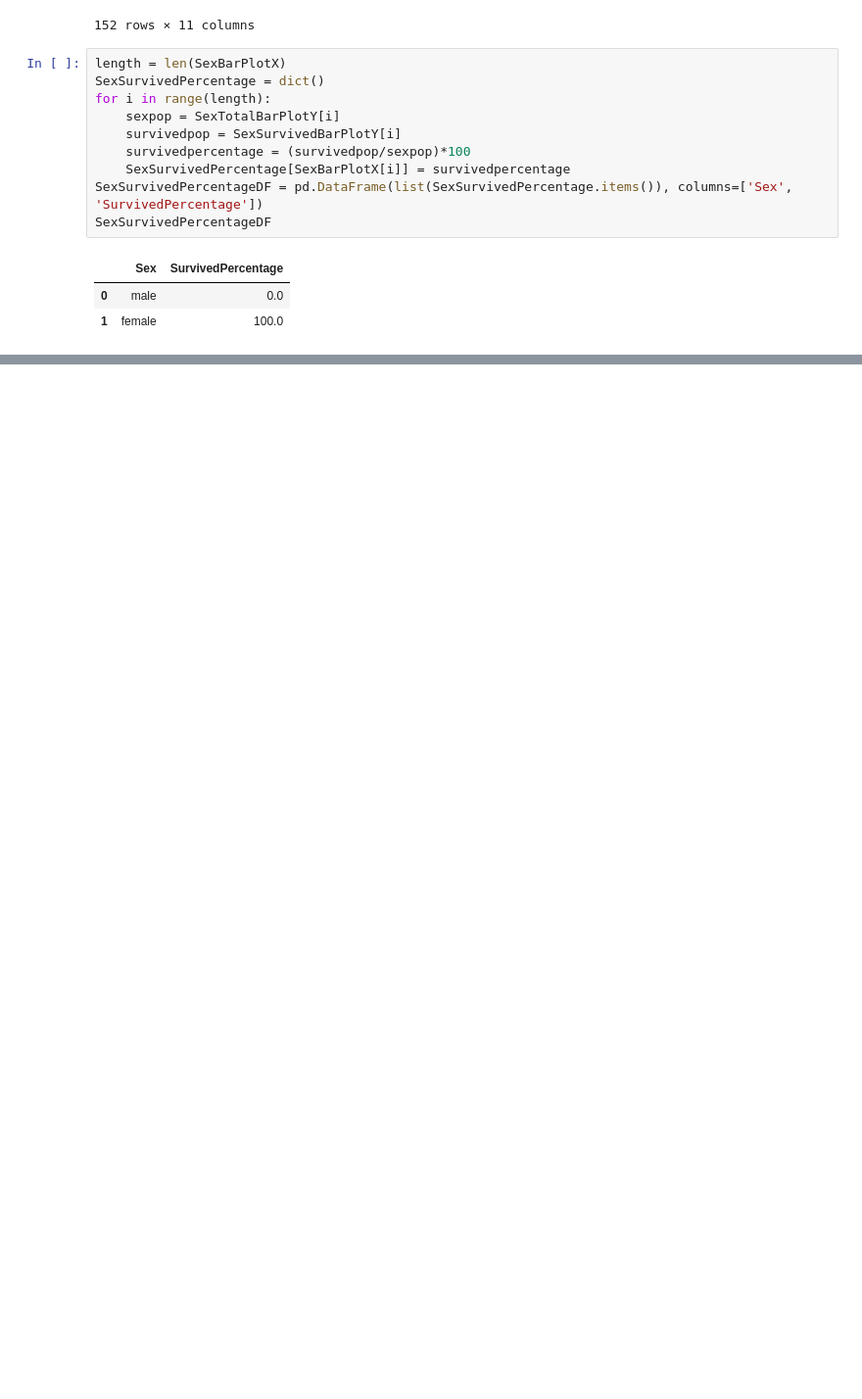
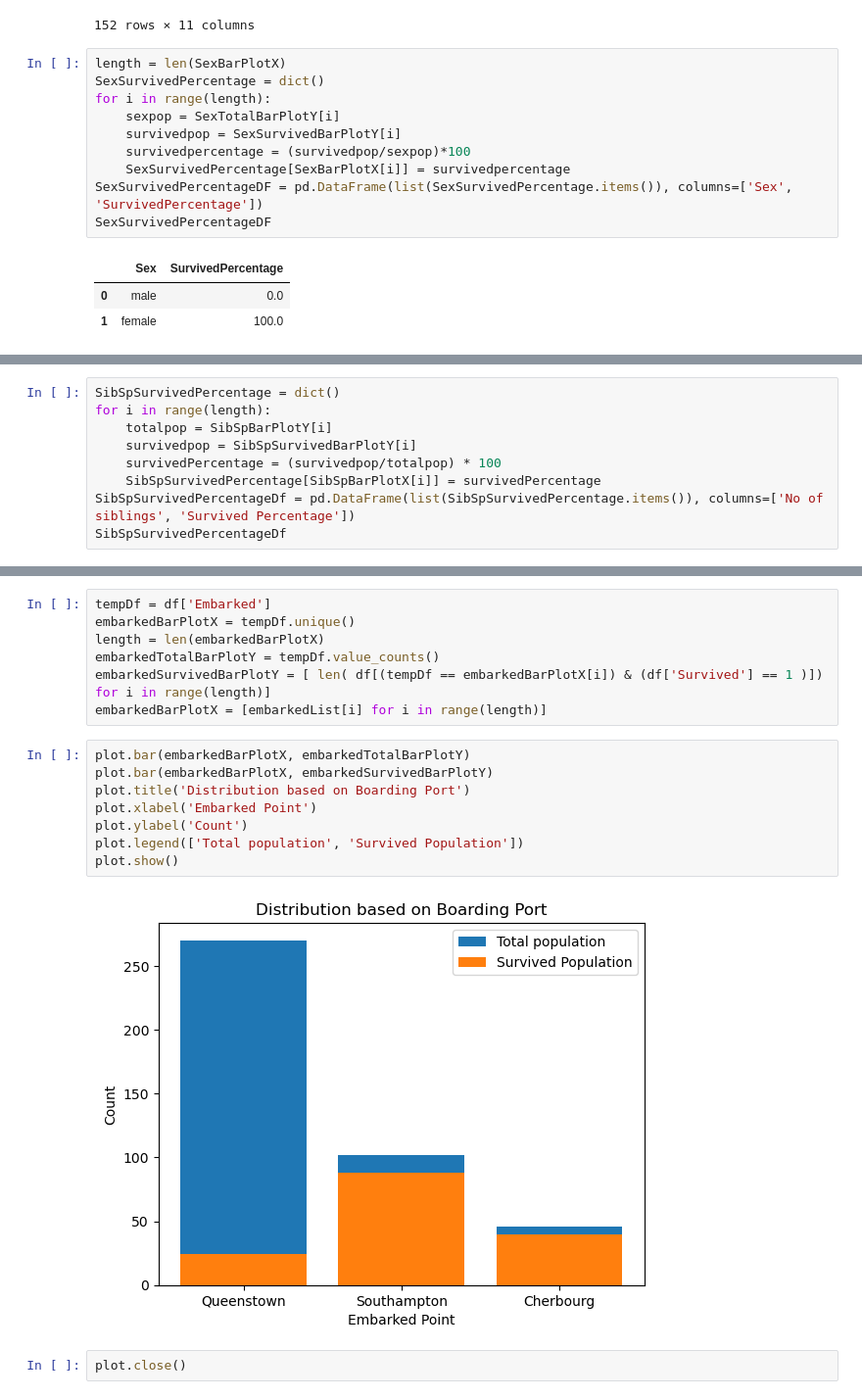
Before and after one commit to ZestyClose25/Titanic-survival-EDA, a Jupyter notebook: main.ipynb, the cells around one changed output, grey strips where cells are left out. Shown at 98% size. Drawn from its saved outputs; the diff is of its cells as text; blank space fills up the shorter version.

```diff
--- a/main.ipynb
+++ b/main.ipynb
@@ -166,0 +226,9 @@ SexSurvivedPercentageDF
+# %%
+SibSpSurvivedPercentage = dict()
+for i in range(length):
+    totalpop = SibSpBarPlotY[i]
+    survivedpop = SibSpSurvivedBarPlotY[i]
+    survivedPercentage = (survivedpop/totalpop) * 100
+    SibSpSurvivedPercentage[SibSpBarPlotX[i]] = survivedPercentage
+SibSpSurvivedPercentageDf = pd.DataFrame(list(SibSpSurvivedPercentage.items()), columns=['No of siblings', 'Survived Percentage'])
+SibSpSurvivedPercentageDf
@@ -166,0 +244,19 @@ SexSurvivedPercentageDF
+# %%
+tempDf = df['Embarked']
+embarkedBarPlotX = tempDf.unique()
+length = len(embarkedBarPlotX)
+embarkedTotalBarPlotY = tempDf.value_counts()
+embarkedSurvivedBarPlotY = [ len( df[(tempDf == embarkedBarPlotX[i]) & (df['Survived'] == 1 )]) for i in range(length)]
+embarkedBarPlotX = [embarkedList[i] for i in range(length)]
+# %%
+plot.bar(embarkedBarPlotX, embarkedTotalBarPlotY)
+plot.bar(embarkedBarPlotX, embarkedSurvivedBarPlotY)
+plot.title('Distribution based on Boarding Port')
+plot.xlabel('Embarked Point')
+plot.ylabel('Count')
+plot.legend(['Total population', 'Survived Population'])
+plot.show()
+# %% [output]
+[figure, added]
+# %%
+plot.close()
```
Also changed, not shown: parts of 33 cells of this notebook.
